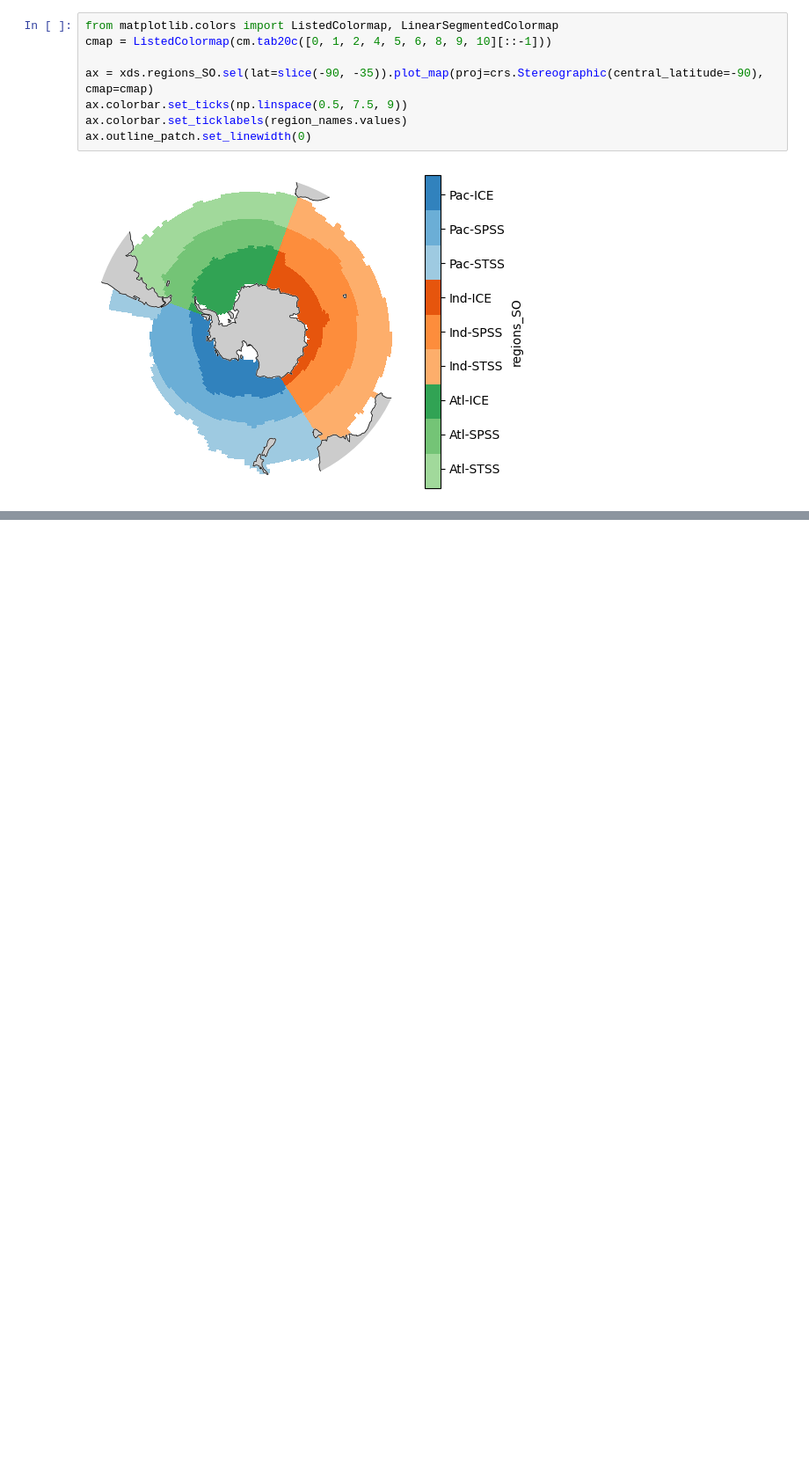
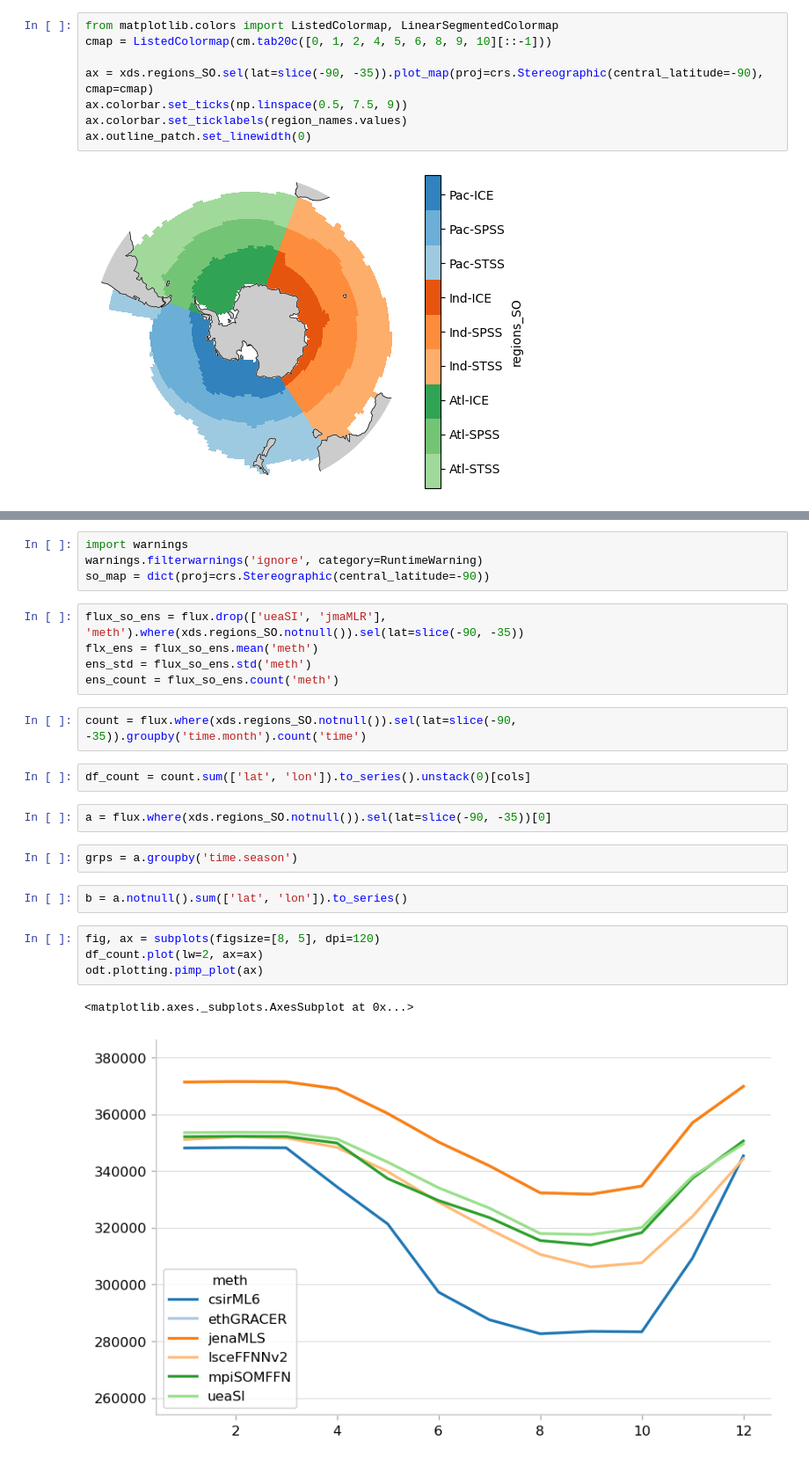
Before and after one commit to RECCAP2-ocean/Southern-Ocean, a Jupyter notebook: notebooks/data-products-fluxes.ipynb, the cells around one changed output, grey strips where cells are left out. Shown at 88% size. Drawn from its saved outputs; the diff is of its cells as text; blank space fills up the shorter version.

```diff
--- a/notebooks/data-products-fluxes.ipynb
+++ b/notebooks/data-products-fluxes.ipynb
@@ -177,0 +204,26 @@ fig.tight_layout()
+# %%
+import warnings
+warnings.filterwarnings('ignore', category=RuntimeWarning)
+so_map = dict(proj=crs.Stereographic(central_latitude=-90))
+# %%
+flux_so_ens = flux.drop(['ueaSI', 'jmaMLR'], 'meth').where(xds.regions_SO.notnull()).sel(lat=slice(-90, -35))
+flx_ens = flux_so_ens.mean('meth')
+ens_std = flux_so_ens.std('meth')
+ens_count = flux_so_ens.count('meth')
+# %%
+count = flux.where(xds.regions_SO.notnull()).sel(lat=slice(-90, -35)).groupby('time.month').count('time')
+# %%
+df_count = count.sum(['lat', 'lon']).to_series().unstack(0)[cols]
+# %%
+a = flux.where(xds.regions_SO.notnull()).sel(lat=slice(-90, -35))[0]
+# %%
+grps = a.groupby('time.season')
+# %%
+b = a.notnull().sum(['lat', 'lon']).to_series()
+# %%
+fig, ax = subplots(figsize=[8, 5], dpi=120)
+df_count.plot(lw=2, ax=ax)
+odt.plotting.pimp_plot(ax)
+# %% [output]
+<matplotlib.axes._subplots.AxesSubplot at 0x...>
+[figure, added]
```
Also changed, not shown: parts of 12 cells of this notebook.
